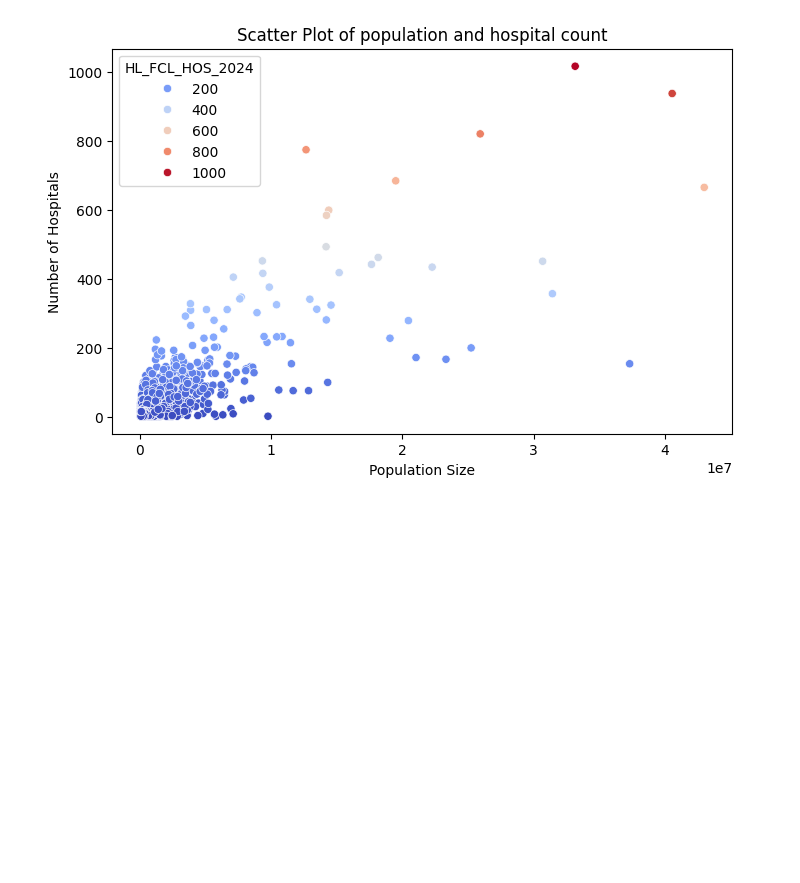
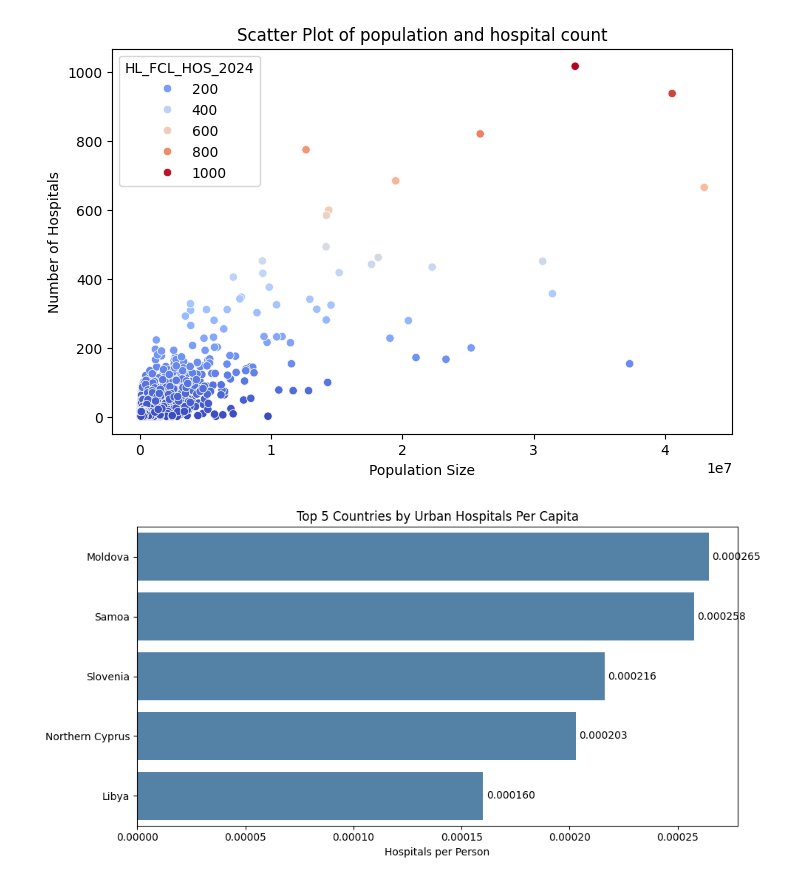
Before and after one commit to ArnoldG8/TidyTuesday_September_Health_metrics_in_urban_centres_worldwide, a Jupyter notebook: september-tidytuesday.ipynb, the cells around one changed output. Cells and saved outputs as stored; diff of their text form; code cells hidden in the pictures; blank space fills up the shorter version.

Commit message:
Kaggle Notebook | September_TidyTuesday | Added Top 5 Countries By UrbanHospitals per Capita

```diff
--- a/september-tidytuesday.ipynb
+++ b/september-tidytuesday.ipynb
@@ -256,3 +257,28 @@ plt.ylabel('Number of Hospitals')
 plt.show()
 # %% [output]
 [figure]
+# %%
+country_totals = EDA_health.groupby('GC_CNT_GAD_2025')[['HL_FCL_HOS_2024', 'GC_POP_TOT_2025']].sum().reset_index()
+country_totals['True_Hospitals_Per_Capita'] = country_totals['HL_FCL_HOS_2024'] / country_totals['GC_POP_TOT_2025']
+
+top_5_countries = country_totals.nlargest(5, 'True_Hospitals_Per_Capita')
+
+# Plot the horizontal bar chart
+plt.figure(figsize=(10, 5))
+ax = sns.barplot(
+    data=top_5_countries,
+    x='True_Hospitals_Per_Capita',
+    y='GC_CNT_GAD_2025',
+    color='steelblue'
+)
+
+# Add data labels directly to the bars for precision
+ax.bar_label(ax.containers[0], fmt='%.6f', padding=3)
+
+plt.title('Top 5 Countries by Urban Hospitals Per Capita')
+plt.xlabel('Hospitals per Person')
+plt.ylabel('') # Country names are self-explanatory
+plt.tight_layout()
+plt.show()
+# %% [output]
+[figure, added]
```
Also changed, not shown: parts of 1 cell of this notebook.
